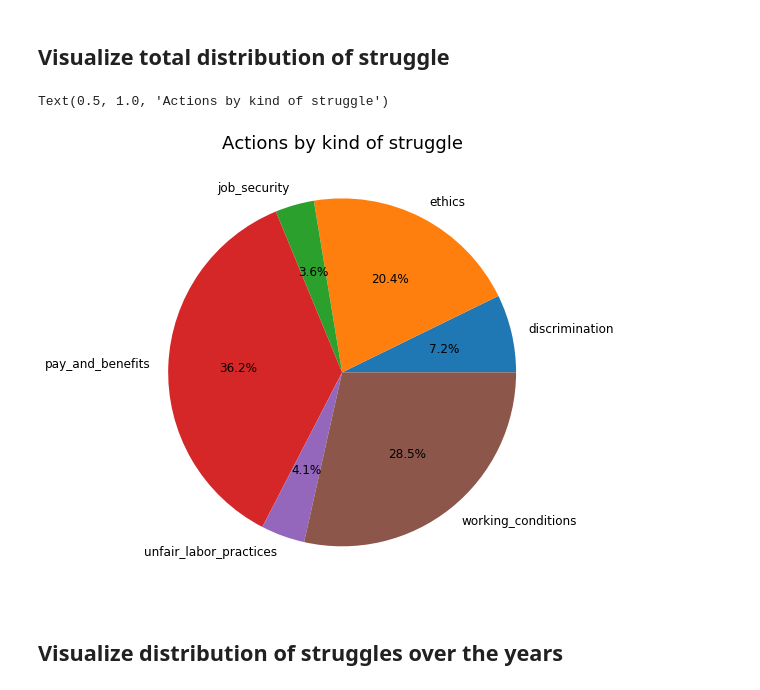
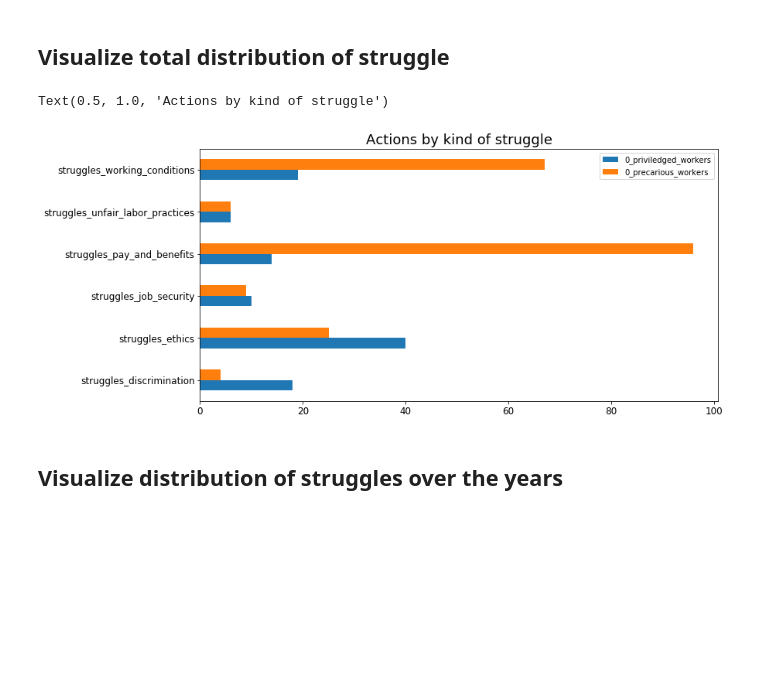
Before and after one commit to collective-action/tech, a Jupyter notebook: analysis/visualizations.ipynb, the cells around one changed output. Drawn from its saved outputs; the diff is of its cells as text; code cells hidden in the pictures; blank space fills up the shorter version.

```diff
--- a/analysis/visualizations.ipynb
+++ b/analysis/visualizations.ipynb
@@ -29,0 +33,13 @@ df.head()
+# %%
+def ohe(field):
+    return (
+        df[field].str.replace(" ", "").str.get_dummies(sep=",").add_prefix(f"{field}_")
+    )
+# %%
+ohe_df = (
+    df.join(ohe("struggles"))
+    .join(ohe("actions"))
+    .join(ohe("companies"))
+    .join(ohe("employment_types"))
+    .drop(["struggles", "actions", "companies", "employment_types"], axis=1)
+)
@@ -30,3 +58,10 @@ df.head()
+# %%
+ohe_df["is_priviledged"] = [
+    True if x > 0 else False
+    for x in ohe_df[
+        ["employment_types_white_collar_workers"]
+    ].sum(axis=1)
+]
 # %% [markdown]
 ## Visualize total actions per year
 # %%
@@ -57,16 +140,21 @@ for i in ax.patches:
 # %% [markdown]
 ## Visualize total distribution of struggle
+# %%
+def get_struggles(cond):
+    return ohe_df[ohe_df["is_priviledged"] == cond].filter(regex=("struggles_*")).sum()
+
+
+struggles = pd.DataFrame(get_struggles(True)).join(
+    pd.DataFrame(get_struggles(False)),
+    lsuffix="_priviledged_workers",
+    rsuffix="_precarious_workers",
+)
 # %%
-struggles = (df['struggles'].str
-    .split(r'\s*,\s*', expand=True)
-    .apply(pd.Series.value_counts, 1)
-    .fillna(0, downcast='infer'))
-
-ax = struggles.sum().plot(kind='pie', autopct='%1.1f%%', fontsize=12, figsize=(8,8))
+ax = struggles.plot(kind="barh", fontsize=12, figsize=(12, 6))
 ax.set_ylabel(None)
 ax.set_title("Actions by kind of struggle", fontsize=18)
 # %% [output]
 Text(0.5, 1.0, 'Actions by kind of struggle')
-[figure, old version]
+[figure, new version]
 # %% [markdown]
 ## Visualize distribution of struggles over the years
```
Also changed, not shown: parts of 22 cells of this notebook.
